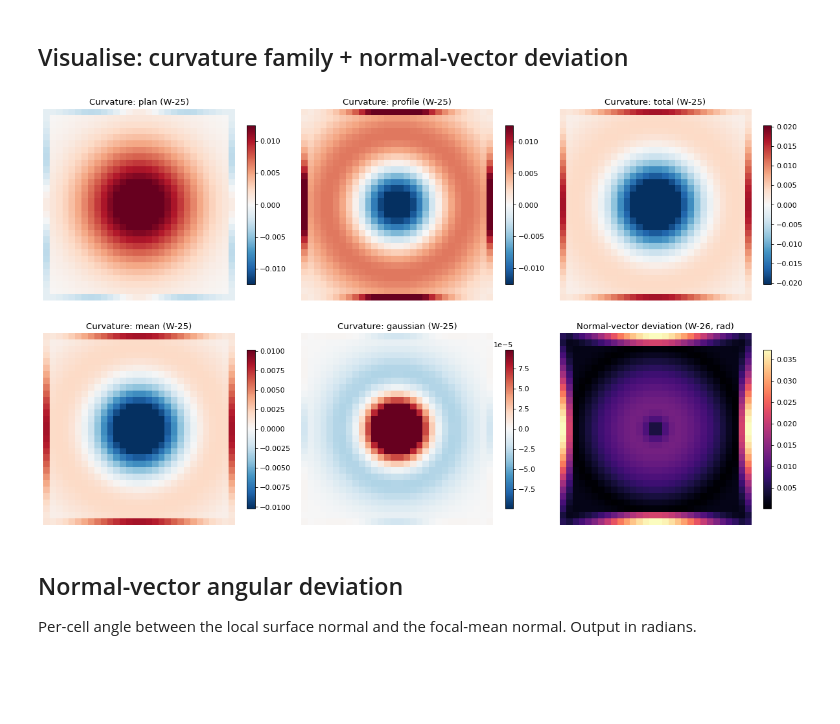
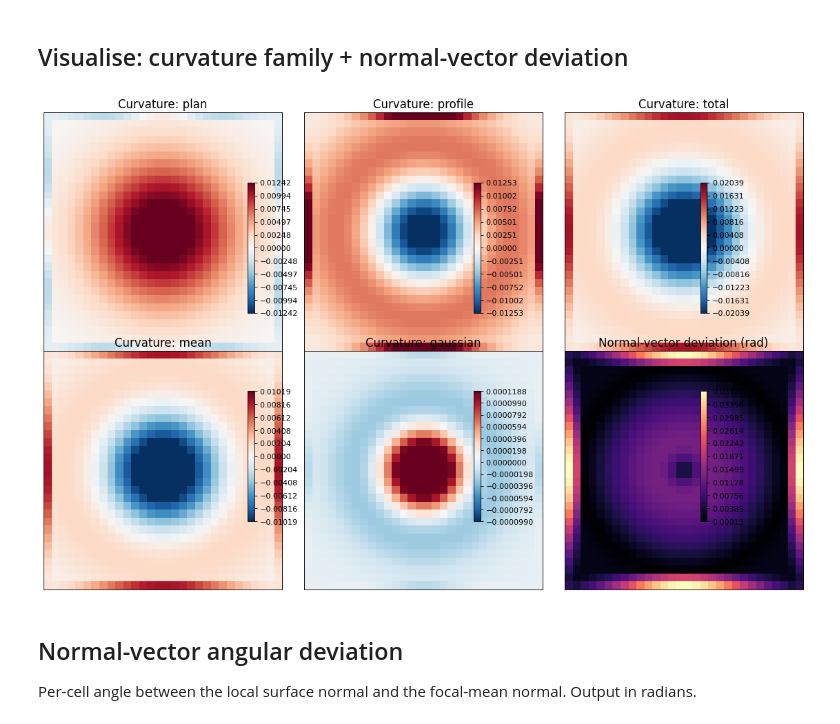
Before and after one commit to serapeum-org/digital-rivers, a Jupyter notebook: docs/examples/03_terrain_indices.ipynb, the cells around one changed output. Drawn from its saved outputs; the diff is of its cells as text; code cells hidden in the pictures; blank space fills up the shorter version.

```diff
--- a/docs/examples/03_terrain_indices.ipynb
+++ b/docs/examples/03_terrain_indices.ipynb
@@ -169,27 +188,36 @@ Identity mean == total / 2 holds (interior).
 ## Visualise: curvature family + normal-vector deviation
 # %%
 import matplotlib.pyplot as plt
+from pyramids.dataset import Dataset
+
+no_val = -9999.0
 
 def _mask(a):
-    return np.where((a == -9999.0) | (~np.isfinite(a)), np.nan, a)
+    return np.where((a == no_val) | (~np.isfinite(a)), np.nan, a)
 
 fig, axes = plt.subplots(2, 3, figsize=(15, 9))
 for ax, kind in zip(axes.flat[:5], ("plan", "profile", "total", "mean", "gaussian")):
-    arr = _mask(dem.curvature(kind=kind).read_array())
-    vlim = np.nanpercentile(np.abs(arr), 95)
-    im = ax.imshow(arr, cmap="RdBu_r", vmin=-vlim, vmax=vlim, origin="upper")
-    ax.set_title(f"Curvature: {kind}"); ax.axis("off")
-    fig.colorbar(im, ax=ax, shrink=0.7)
+    arr = dem.curvature(kind=kind).read_array()
+    vlim = np.nanpercentile(np.abs(_mask(arr)), 95)
+    Dataset.dataset_like(ds, arr.astype(np.float32)).plot(
+        band=0, ax=ax, title=f"Curvature: {kind}", cmap="RdBu_r",
+        exclude_value=no_val, vmin=-vlim, vmax=vlim,
+    )
+    ax.set_xticks([])
+    ax.set_yticks([])
 
 # 6th panel: normal-vector angular deviation
 nvd_arr = dem.normal_vector_deviation(window=3).read_array()
-im = axes.flat[5].imshow(_mask(nvd_arr), cmap="magma", origin="upper")
-axes.flat[5].set_title("Normal-vector deviation (rad)"); axes.flat[5].axis("off")
-fig.colorbar(im, ax=axes.flat[5], shrink=0.7)
+Dataset.dataset_like(ds, nvd_arr.astype(np.float32)).plot(
+    band=0, ax=axes.flat[5], title="Normal-vector deviation (rad)",
+    cmap="magma", exclude_value=no_val,
+)
+axes.flat[5].set_xticks([])
+axes.flat[5].set_yticks([])
 fig.tight_layout()
 plt.show()
 # %% [output]
-[figure, old version]
+[figure, new version]
 # %% [markdown]
 ## Normal-vector angular deviation
 
```
Also changed, not shown: parts of 4 cells of this notebook, 23 other files.
